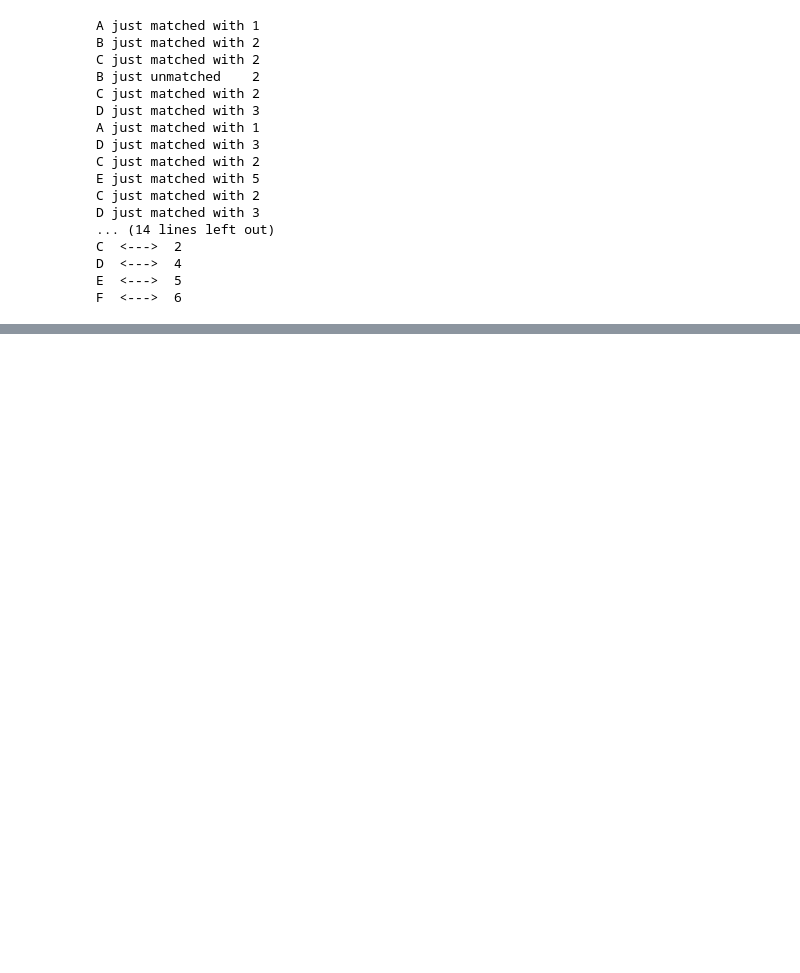
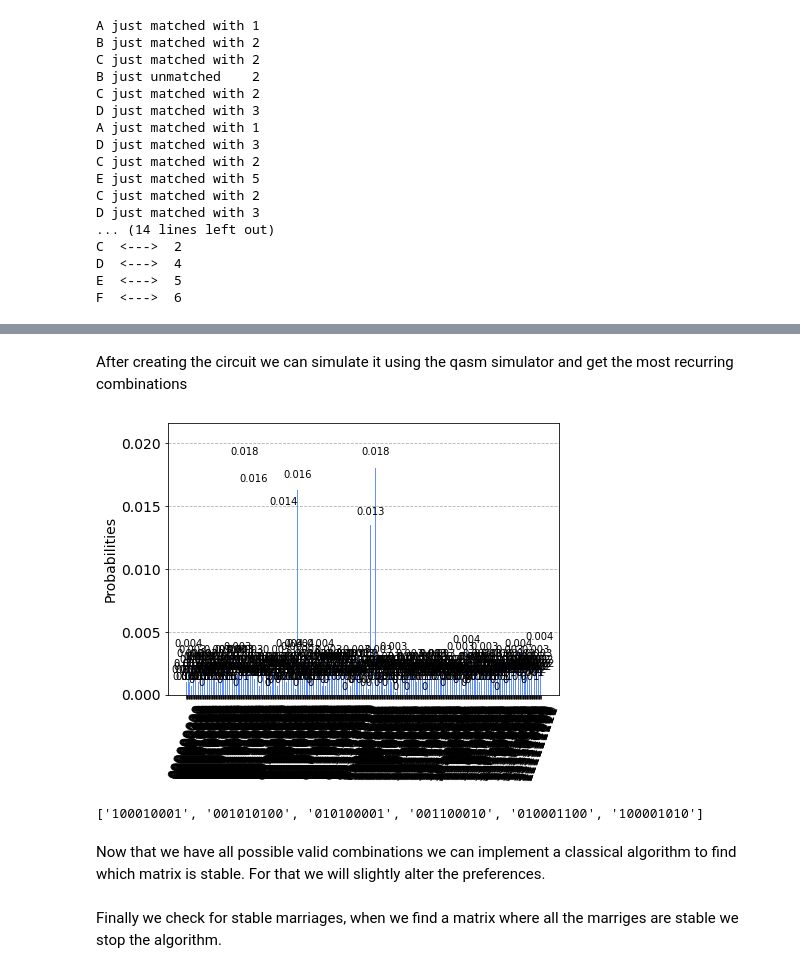
Before and after one commit to guipleite/SMP-Qiskit, a Jupyter notebook: stable-marriage-problem.ipynb, the cells around one changed output, grey strips where cells are left out. Drawn from its saved outputs; the diff is of its cells as text; code cells hidden in the pictures; blank space fills up the shorter version.

```diff
--- a/stable-marriage-problem.ipynb
+++ b/stable-marriage-problem.ipynb
@@ -185,0 +284,17 @@ F  <--->  6
+# %% [markdown]
+After creating the circuit we can simulate it using the qasm simulator and get the most recurring combinations
+# %%
+# Simulate and plot results
+qasm_simulator = Aer.get_backend('qasm_simulator')
+result = execute(qc, backend=qasm_simulator, shots=4000).result()
+plot_histogram(result.get_counts())
+# %% [output]
+[figure, added]
+# %%
+res = result.get_counts()
+results = sorted(res, key=res.get, reverse=True)[:6]
+print(results)
+# %% [output]
+['100010001', '001010100', '010100001', '001100010', '010001100', '100001010']
+# %% [markdown]
+Now that we have all possible valid combinations we can implement a classical algorithm to find which matrix is stable. For that we will slightly alter the preferences.
@@ -185,0 +313,2 @@ F  <--->  6
+# %% [markdown]
+Finally we check for stable marriages, when we find a matrix where all the marriges are stable we stop the algorithm.
```
Also changed, not shown: parts of 15 cells of this notebook, 2 other files.
